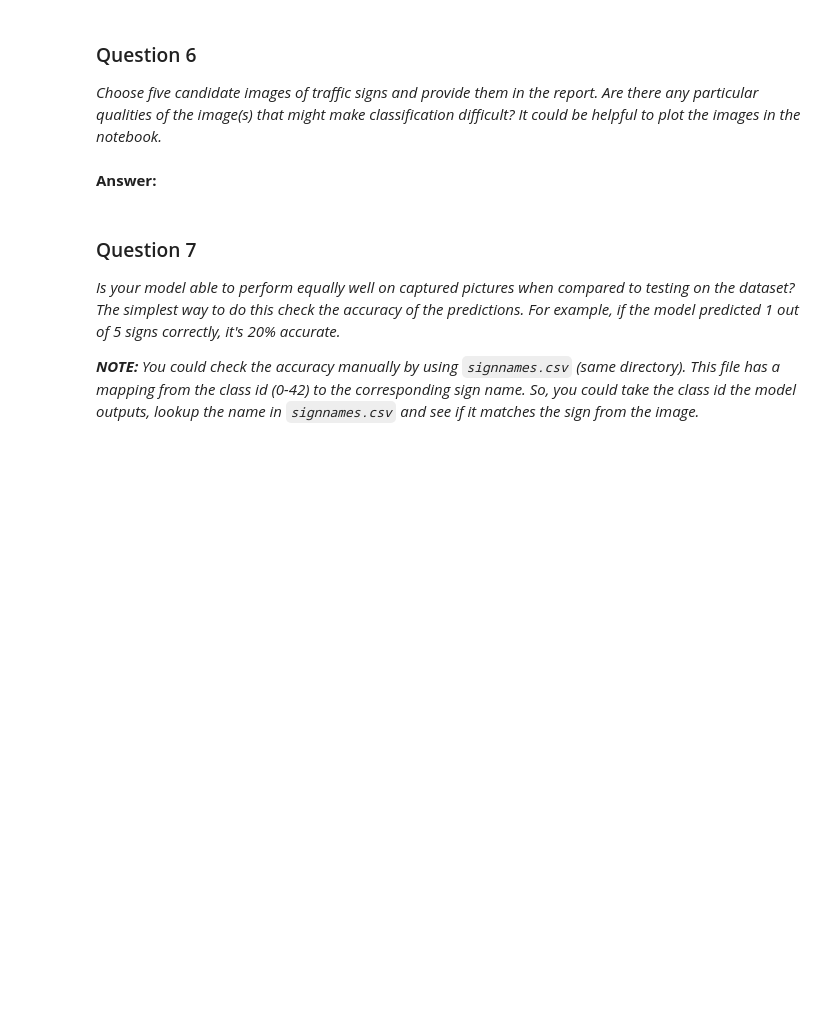
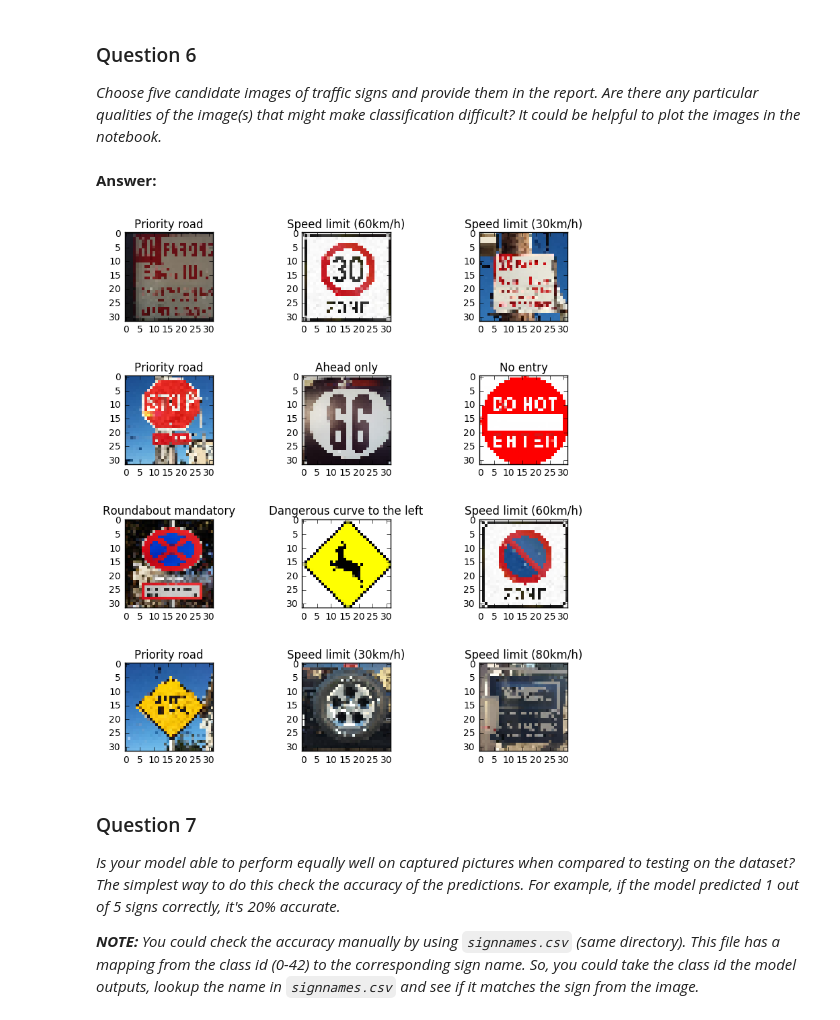
Before and after one commit to dventimi/CarND-Traffic-Signs, a Jupyter notebook: Traffic_Signs_Recognition.ipynb, the cells around one changed output. Drawn from its saved outputs; the diff is of its cells as text; code cells hidden in the pictures; blank space fills up the shorter version.

```diff
--- a/Traffic_Signs_Recognition.ipynb
+++ b/Traffic_Signs_Recognition.ipynb
@@ -97,6 +145,15 @@ Use the code cell (or multiple code cells, if necessary) to implement the first
 # %%
 ### Preprocess the data here.
 ### Feel free to use as many code cells as needed.
+
+# Shuffle the training data
+
+train['features'], train['labels'] = shuffle(X_train, y_train)
+
+# Scale images
+
+train['features'] = (train['features']-128.)/128.
+test['features'] = (test['features']-128.)/128.
 # %% [markdown]
 ### Question 1
 
@@ -107,6 +164,13 @@ _Describe how you preprocessed the data. Why did you choose that technique?_
 ### Generate data additional data (OPTIONAL!)
 ### and split the data into training/validation/testing sets here.
 ### Feel free to use as many code cells as needed.
+
+# Reserve a portion of training data as validation data
+
+X_train, X_valid, y_train, y_valid = train_test_split(train['features'], train['labels'], test_size=VALIDATION_FRACTION, random_state=42)
+n_train = X_train.shape[0]
+n_valid = X_valid.shape[0]
+n_tests = X_tests.shape[0]
 # %% [markdown]
 ### Question 2
 
@@ -159,3 +325,56 @@ _Choose five candidate images of traffic signs and provide them in the report. A
+# %%
+### Run the predictions here.
+### Feel free to use as many code cells as needed.
+
+# Test a Model on New Images
+
+image_loader = \
+        tf.image.resize_images(
+            tf.image.decode_jpeg(
+                tf.WholeFileReader().read(
+                    tf.train.string_input_producer(
+                        tf.train.match_filenames_once("./images/*.jpg")))[1]),
+            [32, 32], method=1)
+
+with tf.Session() as loader_sess:
+    tf.initialize_all_variables().run()
+    coord = tf.train.Coordinator()
+    threads = tf.train.start_queue_runners(coord=coord)
+    images = np.array([
+        loader_sess.run(image_loader),
+        loader_sess.run(image_loader),
+        loader_sess.run(image_loader),
+        loader_sess.run(image_loader),
+        loader_sess.run(image_loader),
+        loader_sess.run(image_loader),
+        loader_sess.run(image_loader),
+        loader_sess.run(image_loader),
+        loader_sess.run(image_loader),
+        loader_sess.run(image_loader),
+        loader_sess.run(image_loader),
+        loader_sess.run(image_loader)])
+    coord.request_stop()
+    coord.join(threads)
+
+classifications = sess.run(prediction_operation, feed_dict={x:images, keep_prob:1.0})
+
+with open('signnames.csv') as f:
+    lines = f.read().splitlines()
+splitlines = [line.split(',') for line in lines[1:]]
+signnames = {line[0]:line[1] for line in splitlines}
+
+plt.ion()
+n = 12
+columns = 3
+rows = n // columns + int(n % columns > 0)
+fig = plt.figure(figsize=(8.5, 11))
+plt.subplots_adjust(wspace=1, hspace=0.001)
+for t in zip(range(n), images, classifications):
+    ax = fig.add_subplot(rows,columns,t[0]+1)
+    ax.set_title(signnames[str(t[2])])
+    plt.imshow(t[1], interpolation='nearest')
+# %% [output]
+[figure, added]
 # %% [markdown]
 ### Question 7
 
```
Also changed, not shown: parts of 11 cells of this notebook, 1 other file.
